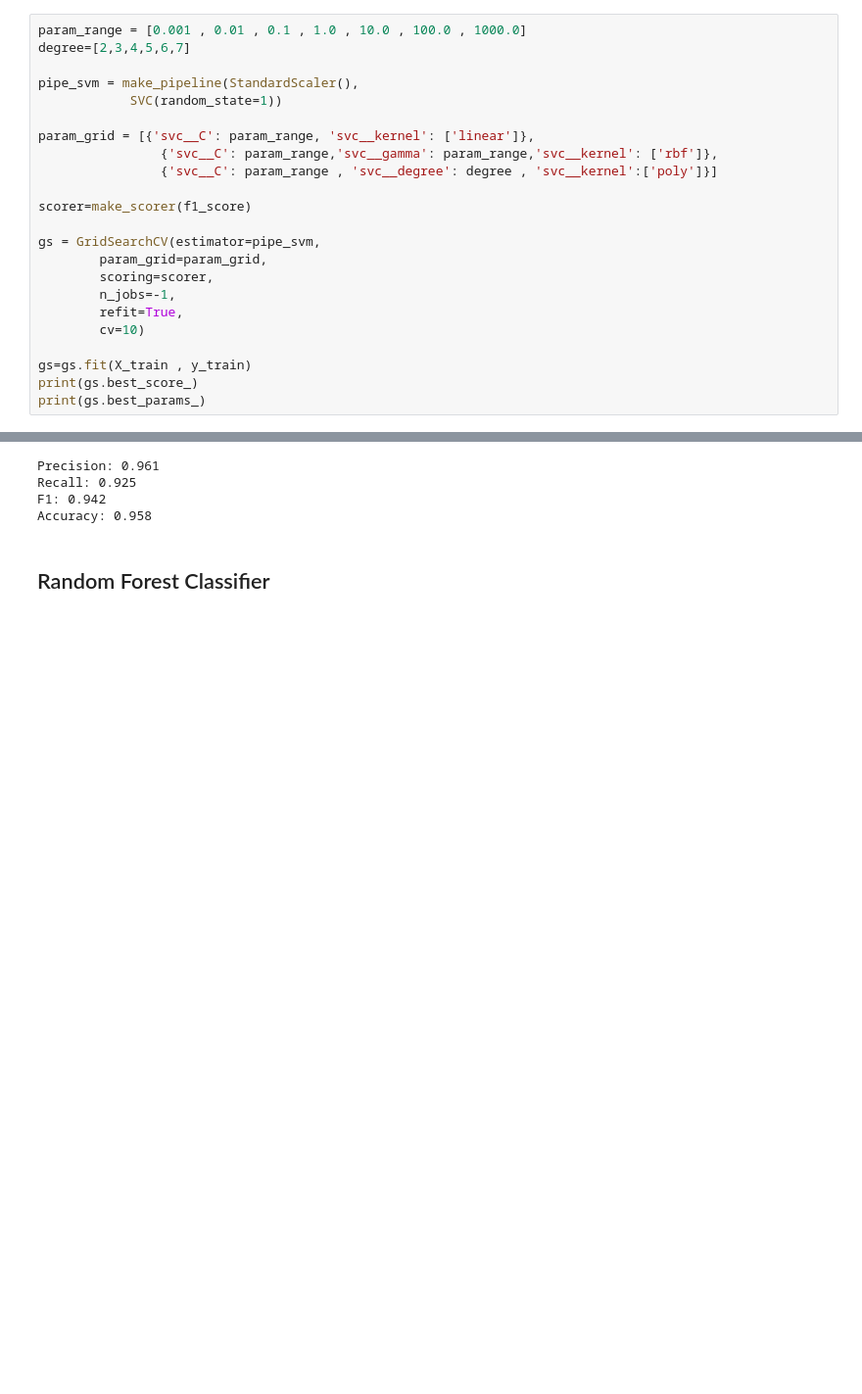
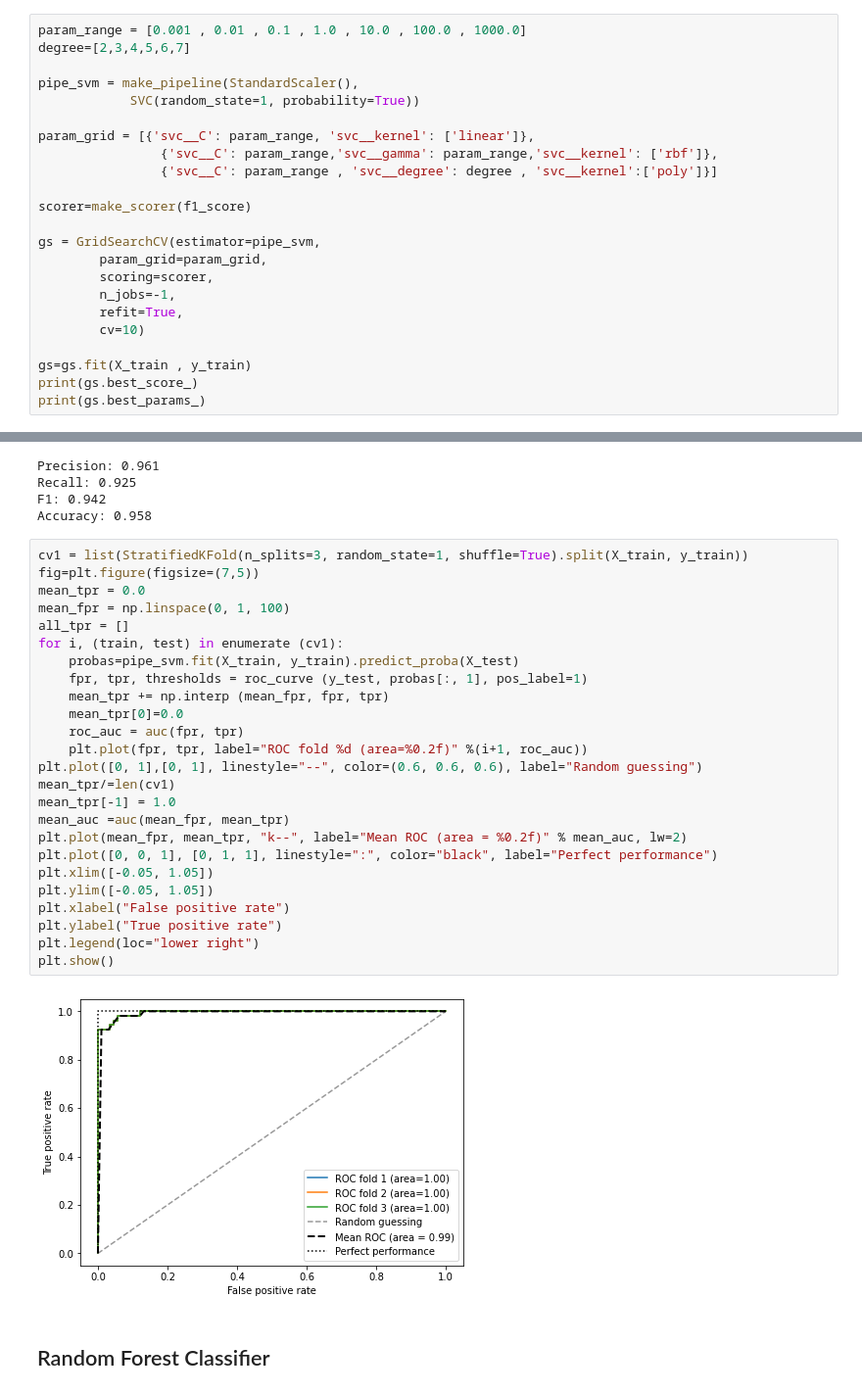
Before and after one commit to Gss4C/Corso_ML, a Jupyter notebook: Esercizione/esercizio_1.ipynb, the cells around one changed output, grey strips where cells are left out. Shown: that part at 98% size. Saved outputs shown, nothing was run; the diff lists cells and outputs as text; blank space fills up the shorter version.

```diff
--- a/Esercizione/esercizio_1.ipynb
+++ b/Esercizione/esercizio_1.ipynb
@@ -37,7 +37,7 @@ param_range = [0.001 , 0.01 , 0.1 , 1.0 , 10.0 , 100.0 , 1000.0]
 degree=[2,3,4,5,6,7]
 
 pipe_svm = make_pipeline(StandardScaler(),
-            SVC(random_state=1))
+            SVC(random_state=1, probability=True))
 
 param_grid = [{'svc__C': param_range, 'svc__kernel': ['linear']},
                 {'svc__C': param_range,'svc__gamma': param_range,'svc__kernel': ['rbf']},
@@ -88,6 +88,33 @@ Precision: 0.961
 Recall: 0.925
 F1: 0.942
 Accuracy: 0.958
+# %%
+cv1 = list(StratifiedKFold(n_splits=3, random_state=1, shuffle=True).split(X_train, y_train))
+fig=plt.figure(figsize=(7,5))
+mean_tpr = 0.0
+mean_fpr = np.linspace(0, 1, 100)
+all_tpr = []
+for i, (train, test) in enumerate (cv1):
+    probas=pipe_svm.fit(X_train, y_train).predict_proba(X_test)
+    fpr, tpr, thresholds = roc_curve (y_test, probas[:, 1], pos_label=1)
+    mean_tpr += np.interp (mean_fpr, fpr, tpr)
+    mean_tpr[0]=0.0
+    roc_auc = auc(fpr, tpr)
+    plt.plot(fpr, tpr, label="ROC fold %d (area=%0.2f)" %(i+1, roc_auc))
+plt.plot([0, 1],[0, 1], linestyle="--", color=(0.6, 0.6, 0.6), label="Random guessing")
+mean_tpr/=len(cv1)
+mean_tpr[-1] = 1.0
+mean_auc =auc(mean_fpr, mean_tpr)
+plt.plot(mean_fpr, mean_tpr, "k--", label="Mean ROC (area = %0.2f)" % mean_auc, lw=2)
+plt.plot([0, 0, 1], [0, 1, 1], linestyle=":", color="black", label="Perfect performance")
+plt.xlim([-0.05, 1.05])
+plt.ylim([-0.05, 1.05])
+plt.xlabel("False positive rate")
+plt.ylabel("True positive rate")
+plt.legend(loc="lower right")
+plt.show()
+# %% [output]
+[figure, added]
 # %% [markdown]
 ## Random Forest Classifier
 # %%
```
Also changed, not shown: parts of 2 cells of this notebook.
